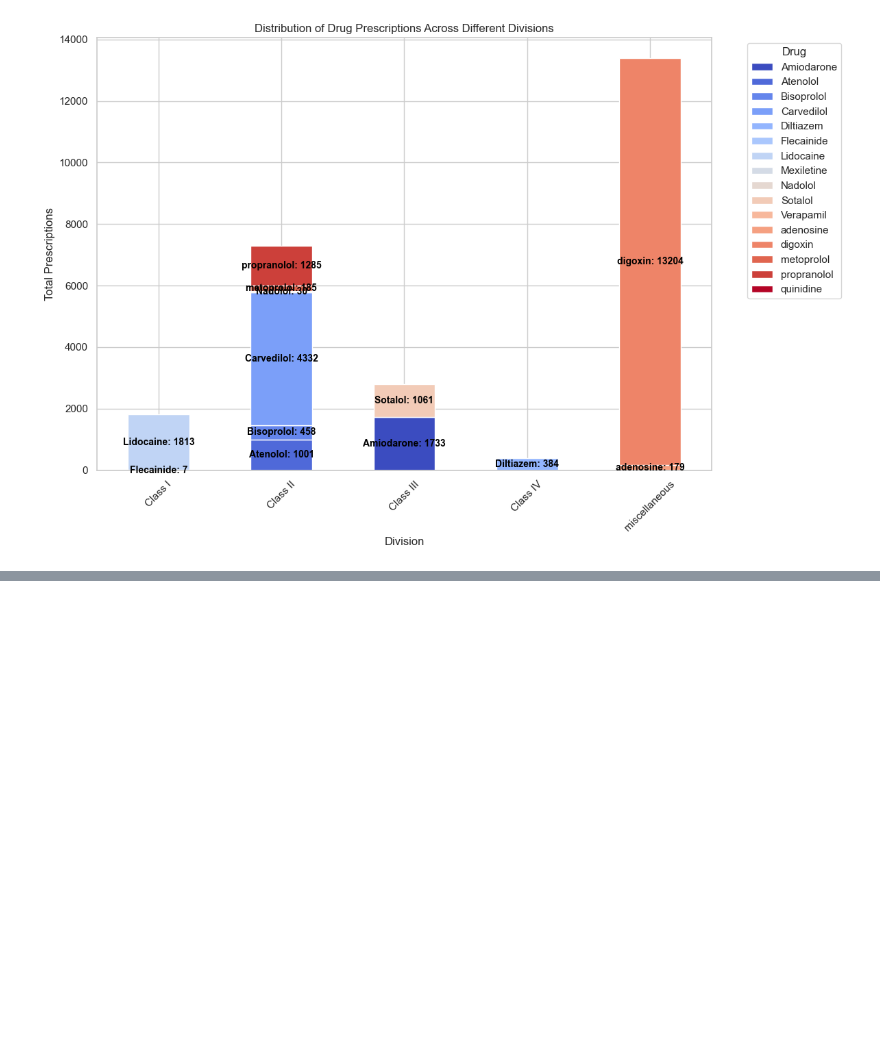
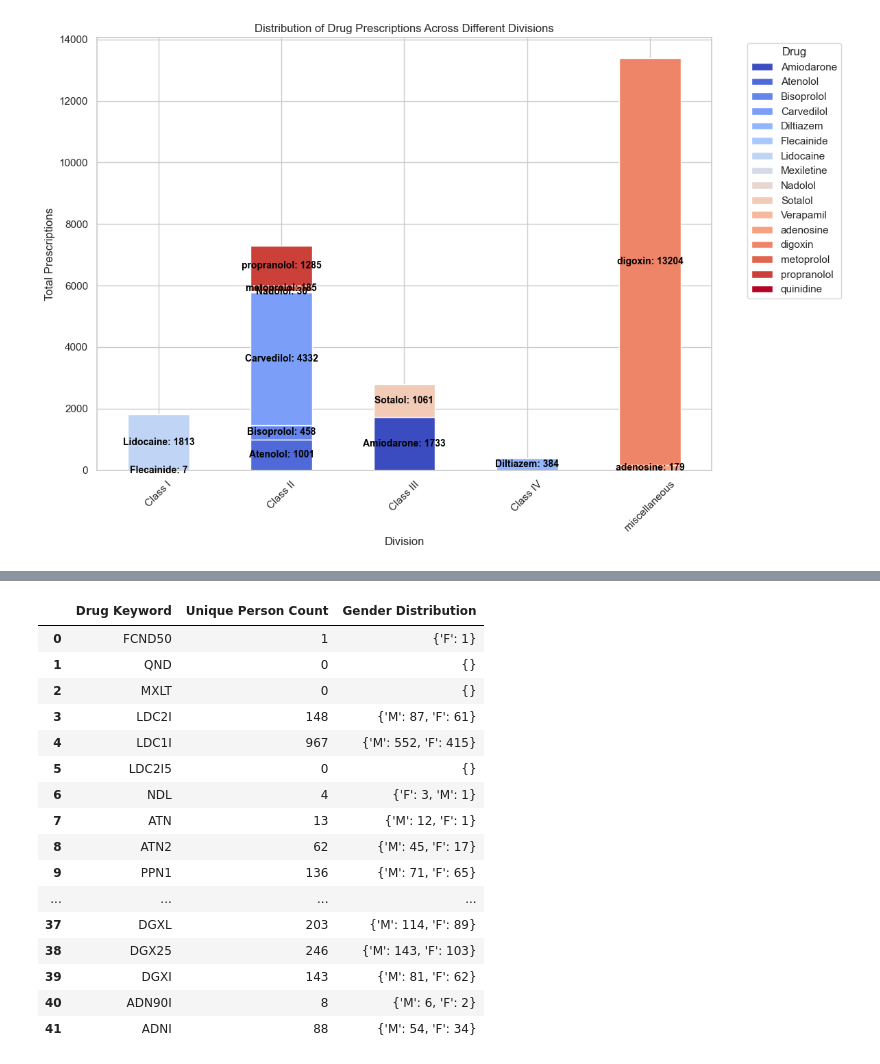
Before and after one commit to devguno/TOF, a Jupyter notebook: heart_related_drug.ipynb, the cells around one changed output, grey strips where cells are left out. Saved outputs shown, nothing was run; the diff lists cells and outputs as text; code cells hidden in the pictures; blank space fills up the shorter version.

```diff
--- a/heart_related_drug.ipynb
+++ b/heart_related_drug.ipynb
@@ -126,3 +126,8 @@ plt.tight_layout()
 plt.show()
 # %% [output]
 [figure]
+# %%
+import pandas as pd
+
+df = pd.read_csv('tofdrug2_ko.csv', encoding='utf-8')
+df.head()
@@ -128,0 +148,54 @@ plt.show()
+# %%
+new_drug_keywords = [
+    "FCND50", "QND", "MXLT", "LDC2I", "LDC1I", "LDC2I5", "NDL", "ATN", "ATN2", "PPN1", "PPN4", "PPNS",
+    "MTP", "BSPL", "BSPL1K", "BSPL2", "BSPL10", "CVD3", "CVD6", "CVD1", "CVD", "CVDS8", "CVDS16",
+    "CVDS64", "CVDS32", "AMO", "AMOI", "STL4", "VRP18", "VRP4", "VRP8", "VRPI", "DTA3IR", "DTA3",
+    "DTA9", "DTAI", "DTA18", "DGXL", "DGX25", "DGXI", "ADN90I", "ADNI"
+]
+# %%
+# Attempting the analysis again by creating a summary table for each drug keyword in drug_keywords
+results = []
+
+# Ensure 'drug_source_value' exists in the columns
+if 'drug_source_value' in df.columns:
+    for keyword in new_drug_keywords:
+        # Filter df for each keyword
+        specific_drug_data = df[df['drug_source_value'] == keyword]
+
+        # Drop duplicates based on 'person_id' to ensure unique persons are considered for gender distribution
+        unique_person_data = specific_drug_data.drop_duplicates(subset='person_id')
+
+        # Calculate unique person count
+        unique_persons = unique_person_data['person_id'].nunique()
+
+        # Gender distribution from the unique persons df
+        gender_dist = unique_person_data['gender_source_value'].value_counts().to_dict()
+
+        # Append results
+        results.append({
+            'Drug Keyword': keyword,
+            'Unique Person Count': unique_persons,
+            'Gender Distribution': gender_dist
+        })
+
+# Convert results to a DataFrame for better visualization
+results_df = pd.DataFrame(results)
+results_df
+# %% [output]
+|  | Drug Keyword | Unique Person Count | Gender Distribution |
+| 0 | FCND50 | 1 | {'F': 1} |
+| 1 | QND | 0 | {} |
+| 2 | MXLT | 0 | {} |
+| 3 | LDC2I | 148 | {'M': 87, 'F': 61} |
+| 4 | LDC1I | 967 | {'M': 552, 'F': 415} |
+| 5 | LDC2I5 | 0 | {} |
+| 6 | NDL | 4 | {'F': 3, 'M': 1} |
+| 7 | ATN | 13 | {'M': 12, 'F': 1} |
+| 8 | ATN2 | 62 | {'M': 45, 'F': 17} |
+| 9 | PPN1 | 136 | {'M': 71, 'F': 65} |
+| ... | ... | ... | ... |
+| 37 | DGXL | 203 | {'M': 114, 'F': 89} |
+| 38 | DGX25 | 246 | {'M': 143, 'F': 103} |
+| 39 | DGXI | 143 | {'M': 81, 'F': 62} |
+| 40 | ADN90I | 8 | {'M': 6, 'F': 2} |
+| 41 | ADNI | 88 | {'M': 54, 'F': 34} |
```
Also changed, not shown: parts of 2 cells of this notebook.
